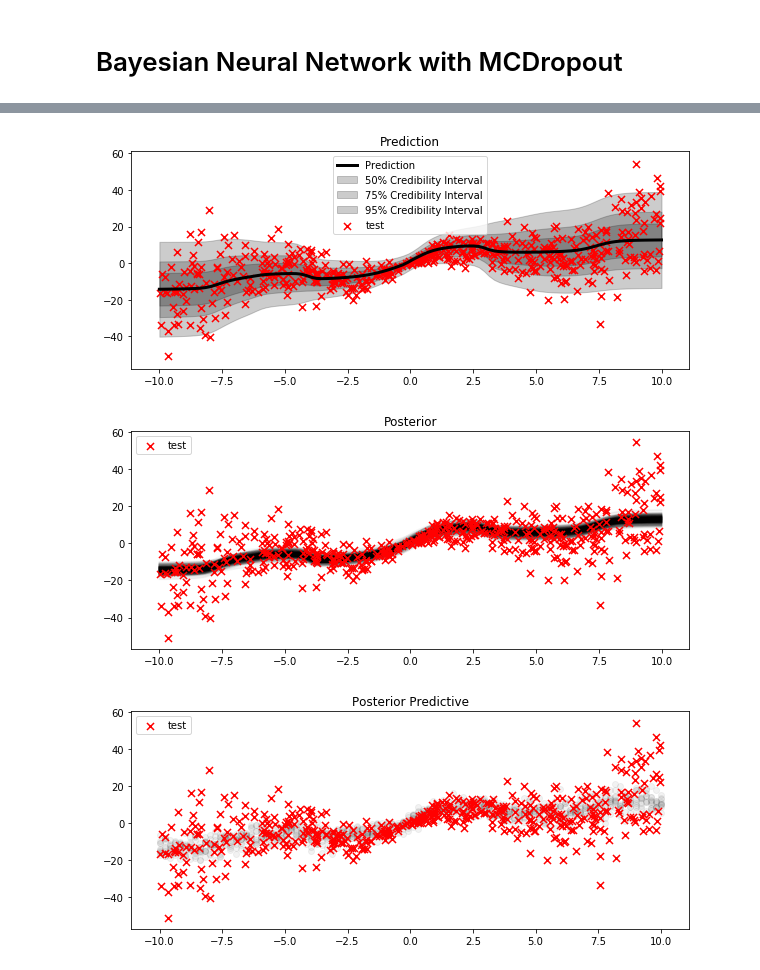
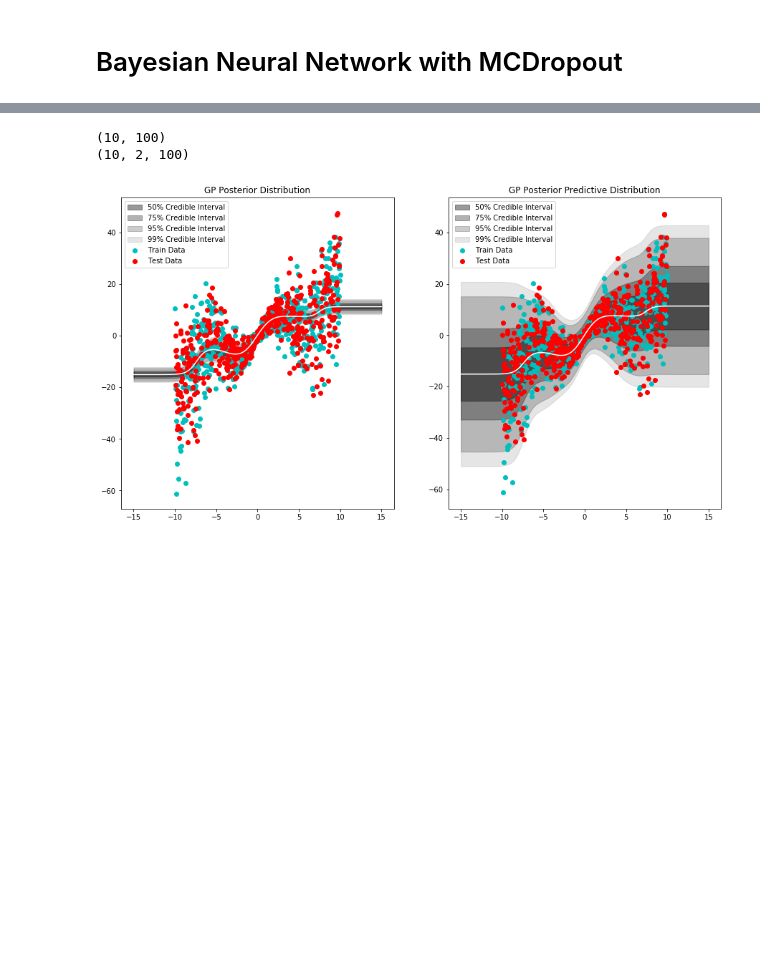
Before and after one commit to James-Montgomery/kassandra, a Jupyter notebook: docs/source/markdown/examples/Regression/Bayesian_Network_Dropout.ipynb, the cells around one changed output, grey strips where cells are left out. Drawn from its saved outputs; the diff is of its cells as text; code cells hidden in the pictures; blank space fills up the shorter version.

```diff
--- a/docs/source/markdown/examples/Regression/Bayesian_Network_Dropout.ipynb
+++ b/docs/source/markdown/examples/Regression/Bayesian_Network_Dropout.ipynb
@@ -23,11 +25,15 @@ mv.demo_plot(x_train, y_train, x_test, y_test, x_true, y_true)
 # %%
-model = kassandra.models.BNDropout(layers=4,
-                                   units=100,
+model = kassandra.models.BNDropout(layers=2,
+                                   units=50,
                                    activation="tanh",
                                    dropout_rate=0.3,
-                                   lengthscale=1e-6,
-                                   train_samples=x_train.shape[0])
+                                   lengthscale=2,
+                                   num_train_samples=x_train.shape[0])
 
-model.train(x_train, y_train, epochs=60000, shuffle=True, minibatches = 3)
+model.fit(x_train,
+          y_train,
+          epochs=60000,
+          shuffle=True,
+          minibatches = 3)
 # %% [output]
 100% |########################################################################|
@@ -35,7 +41,30 @@ Elapsed time: 44.70s
-# %%
-x = np.linspace(-10, 10, 100)
-mv.bn_dropout_plots(model, x, x_test, y_test)
-# %% [output]
-[figure, removed]
-[figure, removed]
-[figure, removed]
+# %%
+# generate data to plot prior of model
+x = np.linspace(-15,15,100)
+
+plt.figure(figsize=(15, 8))
+
+mean, var = model.get_posterior(x)
+
+# plot prior
+plt.subplot(121)
+plt.title("GP Posterior Distribution")
+regression.plot_1d(x,mean,var)
+plt.scatter(x_train,y_train,label='Train Data', c='c')
+plt.scatter(x_test,y_test,label='Test Data', c='r')
+plt.legend()
+
+mean, var = model.get_posterior_predictive(x)
+
+# plot prior predictive
+plt.subplot(122)
+plt.title("GP Posterior Predictive Distribution")
+regression.plot_1d(x,mean,var)
+plt.scatter(x_train,y_train,label='Train Data', c='c')
+plt.scatter(x_test,y_test,label='Test Data', c='r')
+plt.legend()
+plt.show()
+# %% [output]
+(10, 100)
+(10, 2, 100)
+[figure, added]
```
Also changed, not shown: parts of 3 cells of this notebook, 8 other files.
